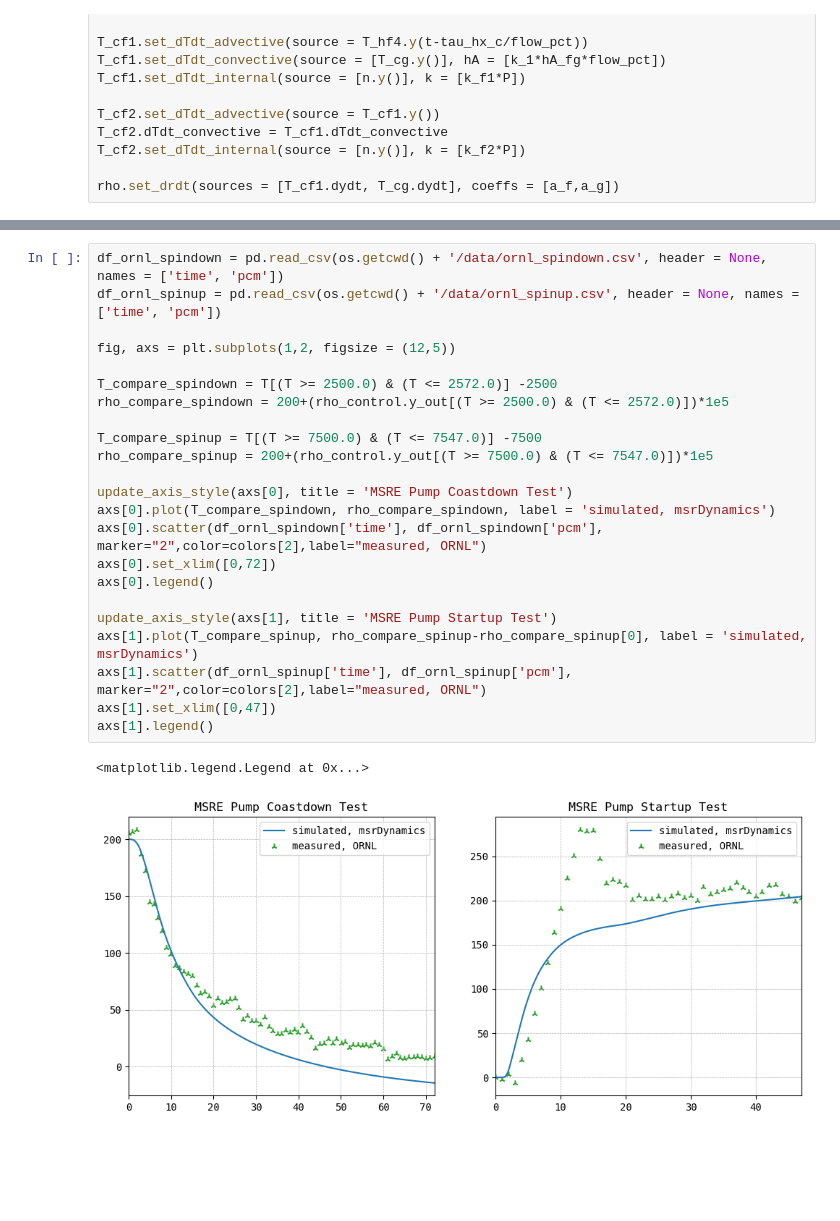
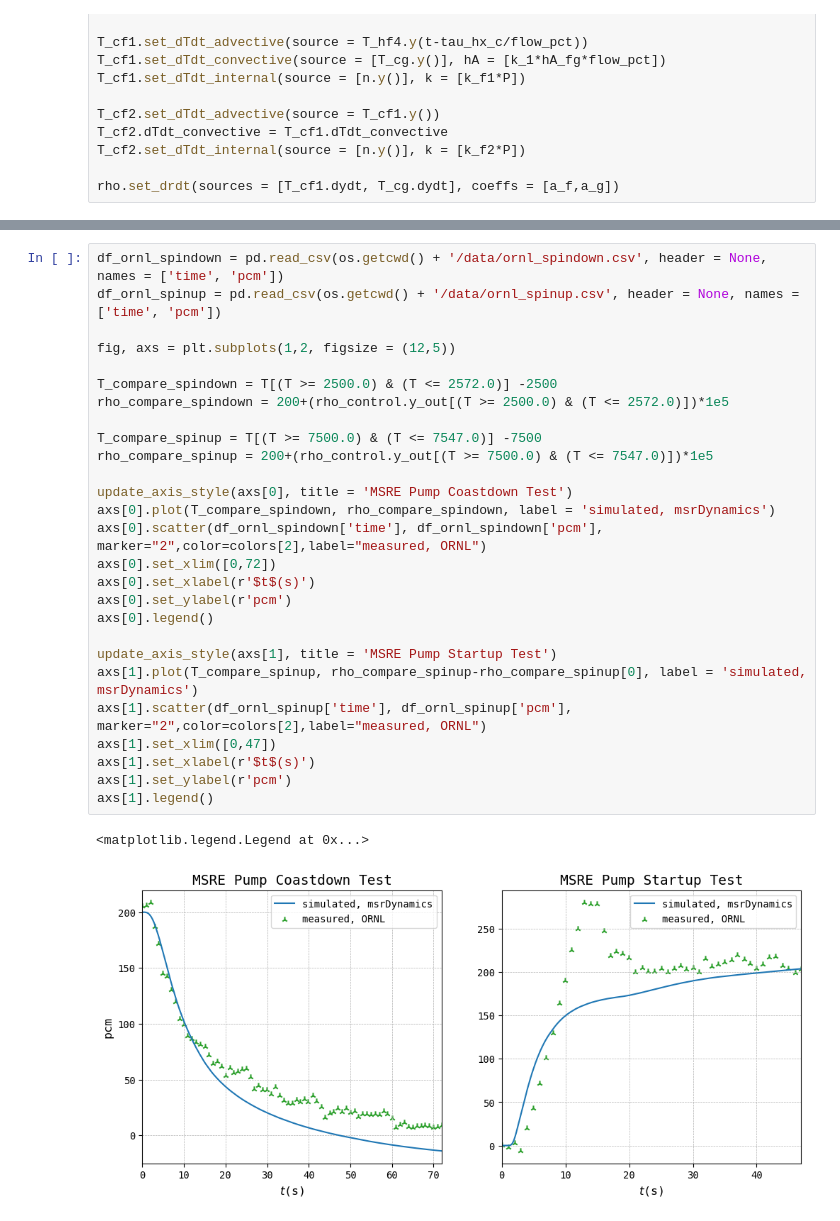
Before and after one commit to openmsr/msre, a Jupyter notebook: dynamic_model/pump_transient_benchmark/pump_transients.ipynb, the cells around one changed output, grey strips where cells are left out. Saved outputs shown, nothing was run; the diff lists cells and outputs as text; blank space fills up the shorter version.

Commit message:
add citation and plot labels

```diff
--- a/dynamic_model/pump_transient_benchmark/pump_transients.ipynb
+++ b/dynamic_model/pump_transient_benchmark/pump_transients.ipynb
@@ -170,26 +170,30 @@ populating nodes objects solution vectors...
 # %%
 df_ornl_spindown = pd.read_csv(os.getcwd() + '/data/ornl_spindown.csv', header = None, names = ['time', 'pcm'])
 df_ornl_spinup = pd.read_csv(os.getcwd() + '/data/ornl_spinup.csv', header = None, names = ['time', 'pcm'])
 
 fig, axs = plt.subplots(1,2, figsize = (12,5))
 
 T_compare_spindown = T[(T >= 2500.0) & (T <= 2572.0)] -2500
 rho_compare_spindown = 200+(rho_control.y_out[(T >= 2500.0) & (T <= 2572.0)])*1e5
 
 T_compare_spinup = T[(T >= 7500.0) & (T <= 7547.0)] -7500
 rho_compare_spinup = 200+(rho_control.y_out[(T >= 7500.0) & (T <= 7547.0)])*1e5
 
 update_axis_style(axs[0], title = 'MSRE Pump Coastdown Test')
 axs[0].plot(T_compare_spindown, rho_compare_spindown, label = 'simulated, msrDynamics')
 axs[0].scatter(df_ornl_spindown['time'], df_ornl_spindown['pcm'], marker="2",color=colors[2],label="measured, ORNL")
 axs[0].set_xlim([0,72])
+axs[0].set_xlabel(r'$t$(s)')
+axs[0].set_ylabel(r'pcm')
 axs[0].legend()
 
 update_axis_style(axs[1], title = 'MSRE Pump Startup Test')
 axs[1].plot(T_compare_spinup, rho_compare_spinup-rho_compare_spinup[0], label = 'simulated, msrDynamics')
 axs[1].scatter(df_ornl_spinup['time'], df_ornl_spinup['pcm'], marker="2",color=colors[2],label="measured, ORNL")
 axs[1].set_xlim([0,47])
+axs[1].set_xlabel(r'$t$(s)')
+axs[1].set_ylabel(r'pcm')
 axs[1].legend()
 # %% [output]
 <matplotlib.legend.Legend at 0x...>
-[figure, old version]
+[figure, new version]
```
Also changed, not shown: parts of 1 cell of this notebook, 1 other file.
